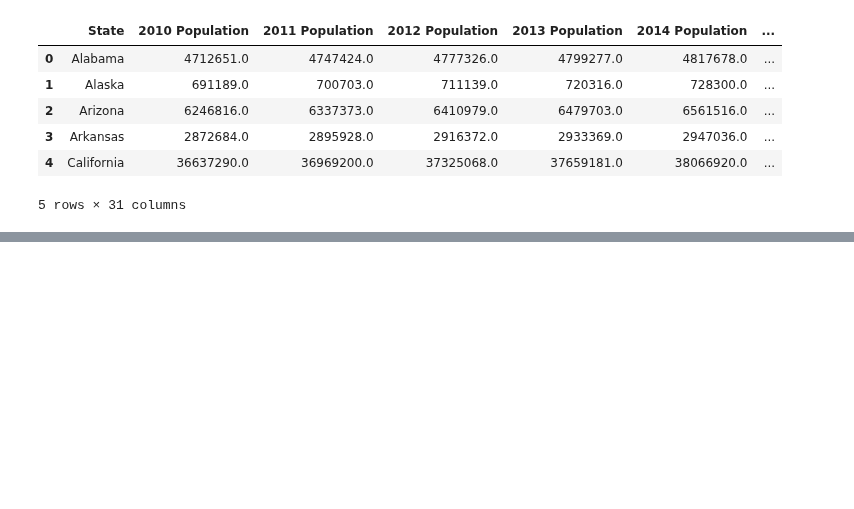
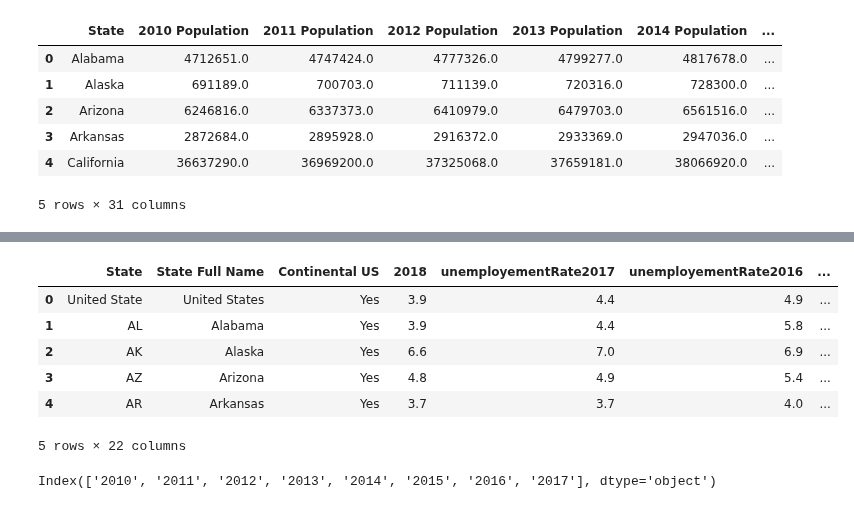
Before and after one commit to faragshawky86/Geo-Homelessness, a Jupyter notebook: Yann/Graph 2.ipynb, the cells around one changed output, grey strips where cells are left out. Drawn from its saved outputs; the diff is of its cells as text; code cells hidden in the pictures; blank space fills up the shorter version.

```diff
--- a/Yann/Graph 2.ipynb
+++ b/Yann/Graph 2.ipynb
@@ -226,0 +243,14 @@ Price_to_Homelessness_df.to_csv("dataframes/Price_to_Homelessness.csv", header=T
+# %%
+Unemployment_df.head()
+# %% [output]
+|  | State | State Full Name | Continental US | 2018 | unemployementRate2017 | unemployementRate2016 | ... |
+| 0 | United State | United States | Yes | 3.9 | 4.4 | 4.9 | ... |
+| 1 | AL | Alabama | Yes | 3.9 | 4.4 | 5.8 | ... |
+| 2 | AK | Alaska | Yes | 6.6 | 7.0 | 6.9 | ... |
+| 3 | AZ | Arizona | Yes | 4.8 | 4.9 | 5.4 | ... |
+| 4 | AR | Arkansas | Yes | 3.7 | 3.7 | 4.0 | ... |
+5 rows × 22 columns
+# %%
+Yearlist
+# %% [output]
+Index(['2010', '2011', '2012', '2013', '2014', '2015', '2016', '2017'], dtype='object')
```
Also changed, not shown: parts of 8 cells of this notebook, 6 other files.
